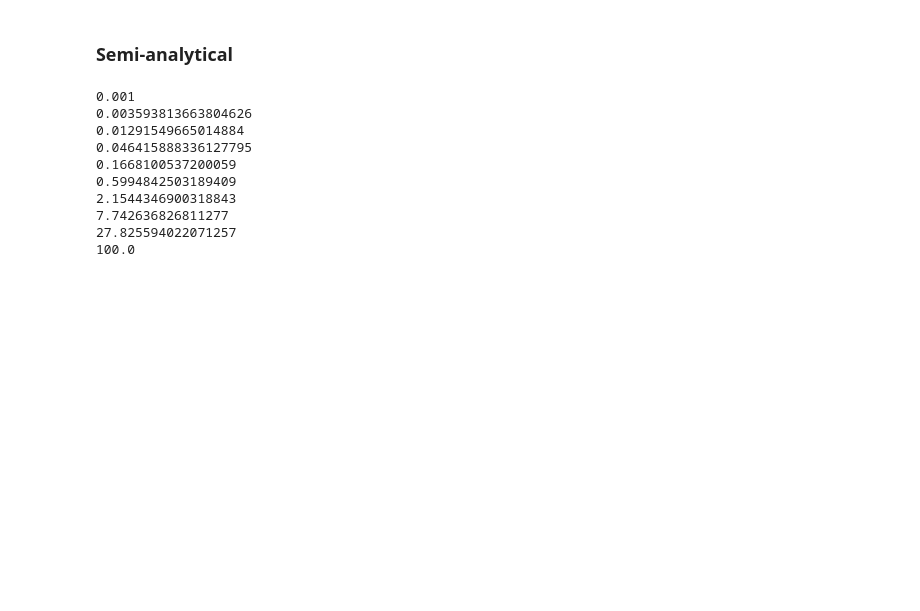
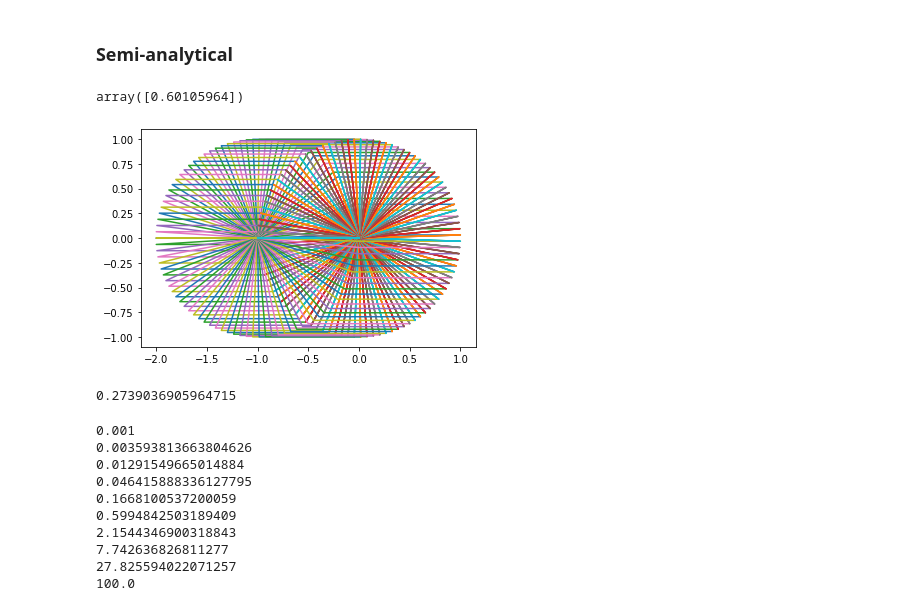
Before and after one commit to ramyarangan/numerical_ceff, a Jupyter notebook: ceff_calculations.ipynb, the cells around one changed output. Cells and saved outputs as stored; diff of their text form; code cells hidden in the pictures; blank space fills up the shorter version.

Commit message:
separated out plot.py, utils.py, working semianalytical

```diff
--- a/ceff_calculations.ipynb
+++ b/ceff_calculations.ipynb
@@ -21,7 +15,0 @@ def eval_folded(sigma, theta, cutoff=10000):
-# %%
-# Evaluates a folded Gaussian centered at 0 with variance sigma at the points in the theta_arr
-def eval_folded_grid(sigma, theta_arr, cutoff=10000):
-    total = np.zeros(len(theta_arr))
-    for n in range(-cutoff, cutoff):
-        total += np.exp(-((theta_arr - 2 * np.pi * n)**2) / (2 * sigma * sigma))
-    return 1/(math.sqrt(2 * np.pi) * sigma) * total
@@ -30,10 +15,0 @@ def eval_folded_grid(sigma, theta_arr, cutoff=10000):
-# %%
-# Debug this later
-def get_J(points):
-    points += [points[0]]
-    area = 0
-    for ii in range(len(points) - 1):
-        area += (points[ii][0] * points[ii + 1][1] - points[ii][1] * points[ii + 1][0])
-    area = area/2
-    J = area * 2 # Jacobian is twice the area of the polygon
-    return J
@@ -114,19 +63,3 @@ def get_triangles(a, b, L):
-# %%
-# points can be (x_np_array, y_np_array) for vectorization
-# Gets angle between point1, point2, and point3.
-# Note, to get the angle of turning from the vector point1-point2 to the vector point2-point3,
-# you may have to do np.pi minus this value.
-def get_angle(point1, point2, point3):
-    vec1_x = point2[0] - point1[0]
-    vec1_y = point2[1] - point1[1]
-    vec2_x = point2[0] - point3[0]
-    vec2_y = point2[1] - point3[1]
-
-    vec1_norm = np.sqrt(vec1_x**2 + vec1_y**2)
-    vec2_norm = np.sqrt(vec2_x**2 + vec2_y**2)
-    vec_dot = vec1_x * vec2_x + vec1_y * vec2_y
-    cos_val = np.clip(vec_dot/(vec1_norm * vec2_norm), -1, 1)
-    return np.arccos(cos_val)
 # %%
 # Check geometry formulas
 print(get_triangles(0, 1, 1))
@@ -381,13 +238,3 @@ def analytical_ceff_4(sigma):
     folded_gauss_vals = eval_folded_grid(sigma, theta_vals)
     ceff = np.sum(folded_gauss_vals**4 * 2 * np.pi/np.abs(np.cos(theta_vals)) * delta_theta)
     return ceff
-# %%
-# This method does not scale to arbitrary n links
-def analytical_ceff(sigma, n_links):
-    if (n_links == 3):
-        return analytical_ceff_3(sigma)
-    if (n_links == 4):
-        return analytical_ceff_4(sigma)
-    else:
-        print("Cannot compute analytical Ceff for nlinks not 3 or 4")
-        return -1
@@ -394,3 +285,12 @@ def analytical_ceff(sigma, n_links):
+# %%
+analytical_ceff(1, np.pi/2, n_links=4)
+# %% [output]
+array([0.60105964])
+[figure, added]
+# %%
+analytical_ceff(1, np.pi/2, n_links=4,sanity_check=True)
+# %% [output]
+0.2739036905964715
 # %%
 analytical_vals_3 = eval_ceff_range(SIGMA_MIN, SIGMA_MAX, NUM_PTS, 2 * np.pi/3, 3, 'analytical')
 plot_ceffs(SIGMA_MIN, SIGMA_MAX, NUM_PTS, [analytical_vals_3], ['analytical'])
```
Also changed, not shown: parts of 16 cells of this notebook, 2 other files.
